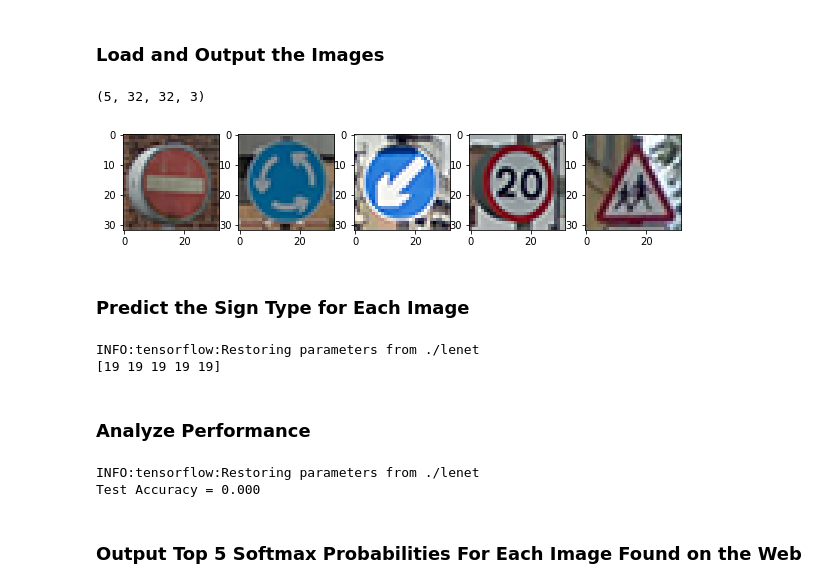
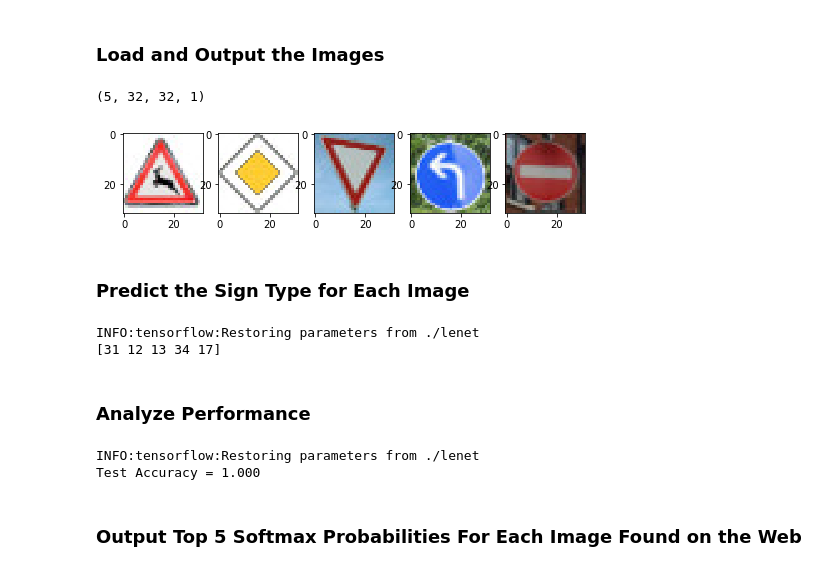
Before and after one commit to chbloca/traffic_sign_classifier, a Jupyter notebook: Traffic_Sign_Classifier.ipynb, the cells around one changed output. Drawn from its saved outputs; the diff is of its cells as text; code cells hidden in the pictures.

```diff
--- a/Traffic_Sign_Classifier.ipynb
+++ b/Traffic_Sign_Classifier.ipynb
@@ -157,8 +168,8 @@ def LeNet(x, keep_prob):
     mu = 0
     sigma = 0.1
 
-    # Layer 1: Convolutional. Input = 32x32x3. Output = 28x28x6
-    conv1_W = tf.Variable(tf.truncated_normal([5, 5, 3, 6], mean = mu, stddev = sigma))
+    # Layer 1: Convolutional. Input = 32x32x1. Output = 28x28x6
+    conv1_W = tf.Variable(tf.truncated_normal([5, 5, 1, 6], mean = mu, stddev = sigma))
     conv1_b = tf.Variable(tf.zeros(6))
     conv1 = tf.nn.conv2d(x, conv1_W, strides = [1, 1, 1, 1], padding = 'VALID')
     conv1 = tf.nn.bias_add(conv1, conv1_b)
@@ -166,8 +177,6 @@ def LeNet(x, keep_prob):
     conv1 = tf.nn.relu(conv1)
     # Pooling. Input = 28x28x6. Output = 14x14x6
     conv1 = tf.nn.max_pool(conv1, ksize = [1, 2, 2, 1], strides = [1, 2, 2, 1], padding = 'SAME')
-    # Dropout
-    conv1 = tf.nn.dropout(conv1, keep_prob)
 
     # Layer 2: Convolutional. Output = 10x10x16
     conv2_W = tf.Variable(tf.truncated_normal([5, 5, 6, 16], mean = mu, stddev = sigma))
@@ -178,8 +187,6 @@ def LeNet(x, keep_prob):
     conv2 = tf.nn.relu(conv2)
     # Pooling. Input = 10x10x16. Output = 5x5x16
     conv2 = tf.nn.max_pool(conv2, ksize = [1, 2, 2, 1], strides = [1, 2, 2, 1], padding = 'SAME')
-    # Dropout
-    conv2 = tf.nn.dropout(conv2, keep_prob)
 
     # Flatten. Input = 5x5x16. Output = 400
     fc0 = flatten(conv2)
@@ -225,7 +232,7 @@ x is a placeholder for a batch of input images
 y is a placeholder for a batch of output labels
 keep_prob is a placeholder parameter for dropouts
 '''
-x = tf.placeholder(tf.float32, (None, 32, 32, 3))
+x = tf.placeholder(tf.float32, (None, 32, 32, 1))
 y = tf.placeholder(tf.int32, (None))
 one_hot_y = tf.one_hot(y, 43)
 keep_prob = tf.placeholder(tf.float32)
@@ -242,7 +249,7 @@ correct_prediction = tf.equal(tf.argmax(logits, 1), tf.argmax(one_hot_y, 1))
 accuracy_operation = tf.reduce_mean(tf.cast(correct_prediction, tf.float32))
 saver = tf.train.Saver()
 
-EPOCHS = 10
+EPOCHS = 100
 BATCH_SIZE = 128
 
 def evaluate(X_data, y_data):
@@ -265,7 +272,7 @@ with tf.Session() as sess:
         for offset in range(0, num_examples, BATCH_SIZE):
             end = offset + BATCH_SIZE
             batch_x, batch_y = X_train[offset:end], y_train[offset:end]
-            sess.run(training_operation, feed_dict = {x: batch_x, y: batch_y, keep_prob: 0.9})
+            sess.run(training_operation, feed_dict = {x: batch_x, y: batch_y, keep_prob: 0.5})
         validation_accuracy = evaluate(X_valid, y_valid)
         print('EPOCH {} ...'.format(i+1))
         print('Validation Accuracy = {:.3f}'.format(validation_accuracy))
@@ -312,57 +319,55 @@ You may find `signnames.csv` useful as it contains mappings from the class id (i
 # %%
 ### Load the images and plot them here.
 ### Feel free to use as many code cells as needed.
 import glob
 import matplotlib.image as mpimg
 import matplotlib.pyplot as plt
 import numpy as np
 import tensorflow as tf
 
 fig = plt.figure(figsize = (10, 10))
 
 my_images = []
-for i, img in enumerate(glob.glob('./my_images/example_?.png')):
+for i, img in enumerate(glob.glob('./my_images/example_?.jpg')):
     image = plt.imread(img)
-    fig.add_subplot(1, 5, i + 1)
+    fig.add_subplot(1, 6, i + 1)
     plt.imshow(image)
     my_images.append(image)
 
 my_images = np.asarray(my_images)
-my_images = my_images[:, :, :, :-1] # get rid of .png's alpha channel
+my_images = preprocessing(my_images)
 print(my_images.shape)
-my_images_norm = (my_images - 128.0) / 128.0
 # %% [output]
-(5, 32, 32, 3)
+(5, 32, 32, 1)
-[figure, old version]
+[figure, new version]
 # %% [markdown]
 ### Predict the Sign Type for Each Image
 # %%
 ### Run the predictions here and use the model to output the prediction for each image.
 ### Make sure to pre-process the images with the same pre-processing pipeline used earlier.
 ### Feel free to use as many code cells as needed.
-prediction = tf.argmax(logits, 1)
-
 with tf.Session() as sess:
     saver.restore(sess, tf.train.latest_checkpoint('.'))
-    predictions = sess.run(prediction, feed_dict = {x: my_images_norm, keep_prob: 1})
-    print(predictions)
+    predict_logits = sess.run(logits, feed_dict = {x: my_images, keep_prob: 1})
+    predict_labels = np.argmax(predict_logits, axis = 1)
+    print(predict_labels)
 # %% [output]
 INFO:tensorflow:Restoring parameters from ./lenet
-[19 19 19 19 19]
+[31 12 13 34 17]
 # %% [markdown]
 ### Analyze Performance
 # %%
 ### Calculate the accuracy for these 5 new images.
 ### For example, if the model predicted 1 out of 5 signs correctly, it's 20% accurate on these new images.
-my_labels = [17, 40, 39, 0, 28]
+my_labels = [31, 12, 13, 34, 17]
 
 with tf.Session() as sess:
     saver.restore(sess, tf.train.latest_checkpoint('.'))
-    my_accuracy = evaluate(my_images_norm, my_labels)
+    my_accuracy = evaluate(my_images, my_labels)
     print('Test Accuracy = {:.3f}'.format(my_accuracy))
 # %% [output]
 INFO:tensorflow:Restoring parameters from ./lenet
-Test Accuracy = 0.000
+Test Accuracy = 1.000
 # %% [markdown]
 ### Output Top 5 Softmax Probabilities For Each Image Found on the Web
 # %% [markdown]
```
Also changed, not shown: parts of 7 cells of this notebook, 6 other files.
